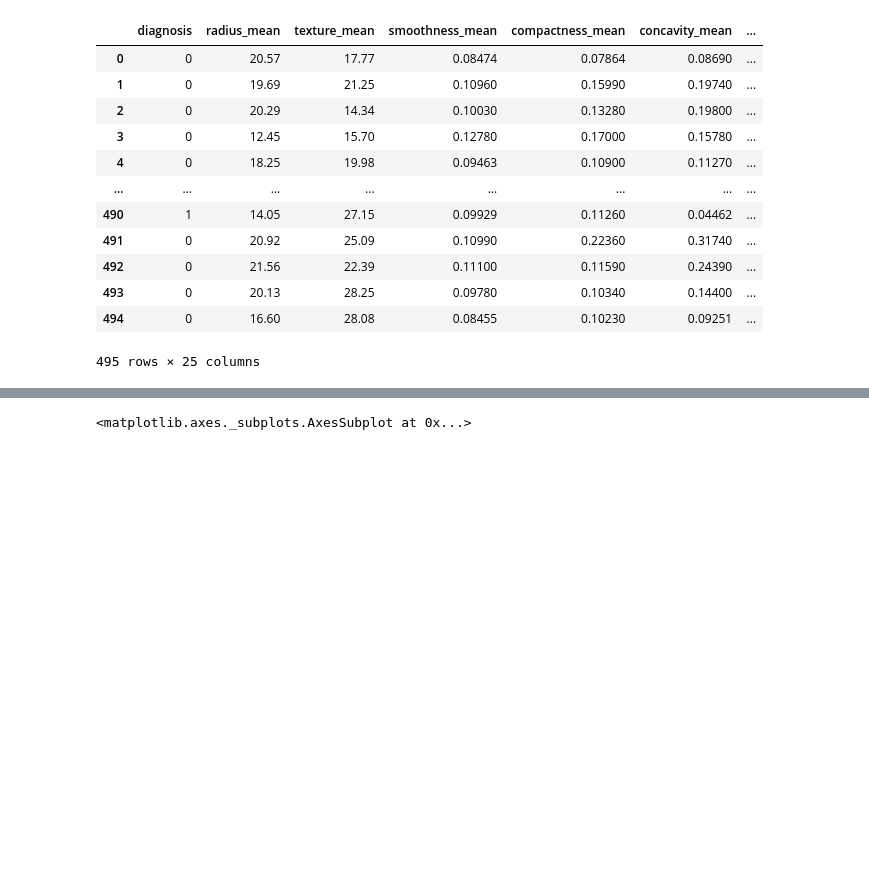
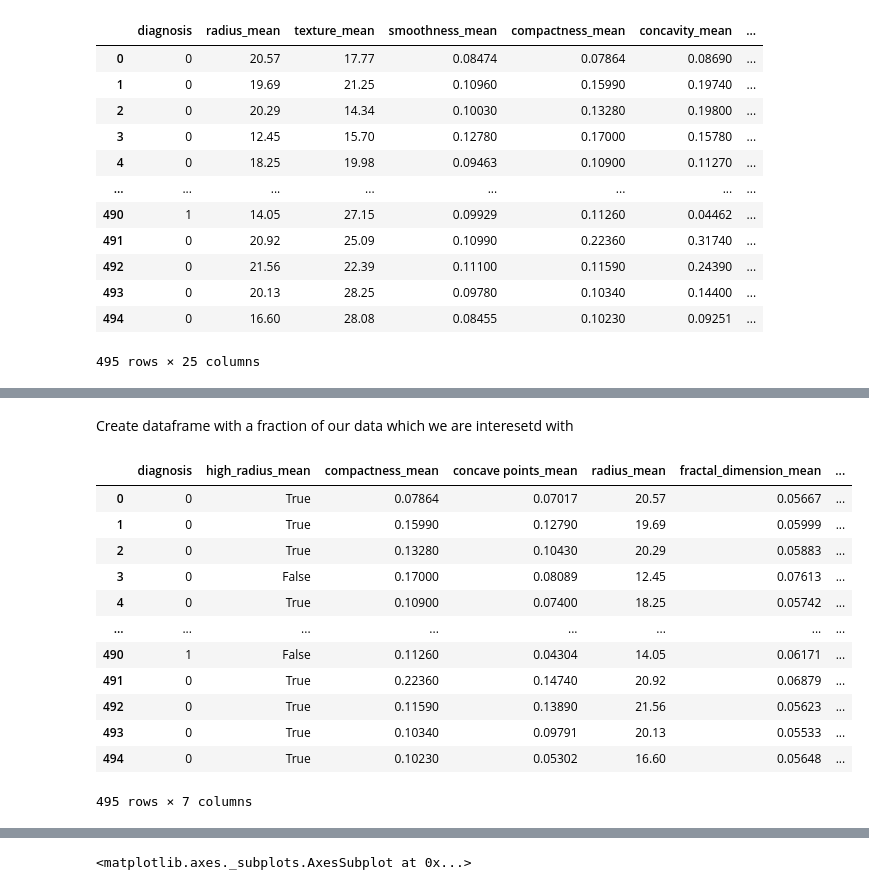
Before and after one commit to Blvisse/Breast-Cancer-Causality, a Jupyter notebook: Modelling.ipynb, the cells around one changed output, grey strips where cells are left out. Cells and saved outputs as stored; diff of their text form; code cells hidden in the pictures; blank space fills up the shorter version.

```diff
--- a/Modelling.ipynb
+++ b/Modelling.ipynb
@@ -47,0 +96,2 @@ data
+# %% [markdown]
+Create dataframe with a fraction of our data which we are interesetd with
@@ -47,0 +100,16 @@ data
+# %%
+mean_training
+# %% [output]
+|  | diagnosis | high_radius_mean | compactness_mean | concave points_mean | radius_mean | fractal_dimension_mean | ... |
+| 0 | 0 | True | 0.07864 | 0.07017 | 20.57 | 0.05667 | ... |
+| 1 | 0 | True | 0.15990 | 0.12790 | 19.69 | 0.05999 | ... |
+| 2 | 0 | True | 0.13280 | 0.10430 | 20.29 | 0.05883 | ... |
+| 3 | 0 | False | 0.17000 | 0.08089 | 12.45 | 0.07613 | ... |
+| 4 | 0 | True | 0.10900 | 0.07400 | 18.25 | 0.05742 | ... |
+| ... | ... | ... | ... | ... | ... | ... | ... |
+| 490 | 1 | False | 0.11260 | 0.04304 | 14.05 | 0.06171 | ... |
+| 491 | 0 | True | 0.22360 | 0.14740 | 20.92 | 0.06879 | ... |
+| 492 | 0 | True | 0.11590 | 0.13890 | 21.56 | 0.05623 | ... |
+| 493 | 0 | True | 0.10340 | 0.09791 | 20.13 | 0.05533 | ... |
+| 494 | 0 | True | 0.10230 | 0.05302 | 16.60 | 0.05648 | ... |
+495 rows × 7 columns
```
Also changed, not shown: parts of 40 cells of this notebook.
